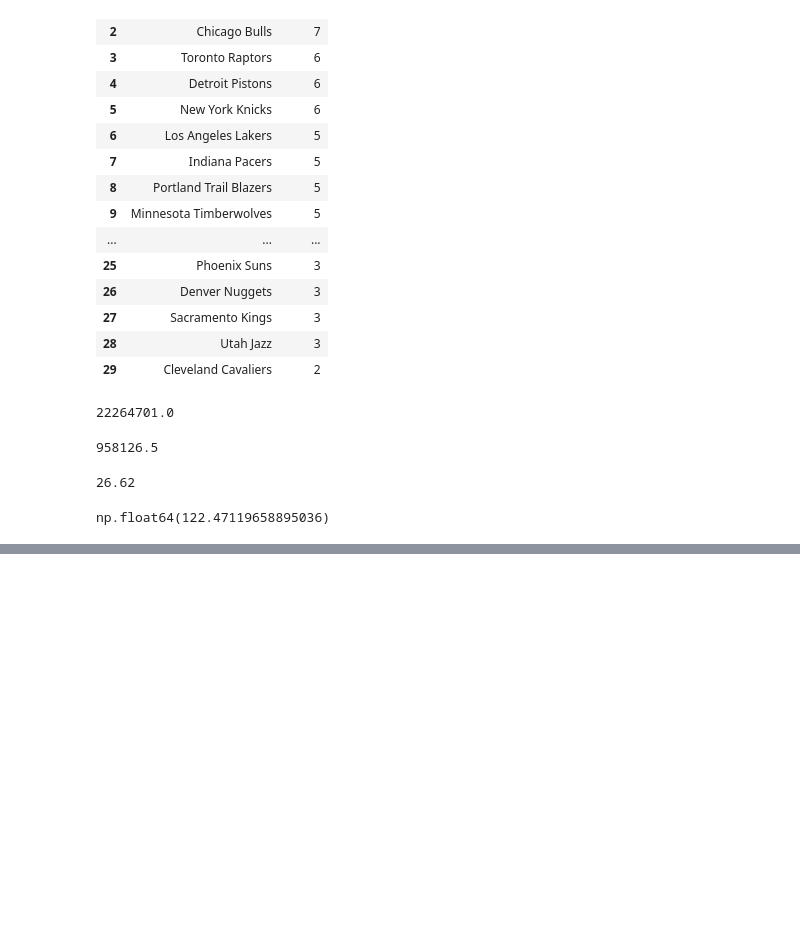
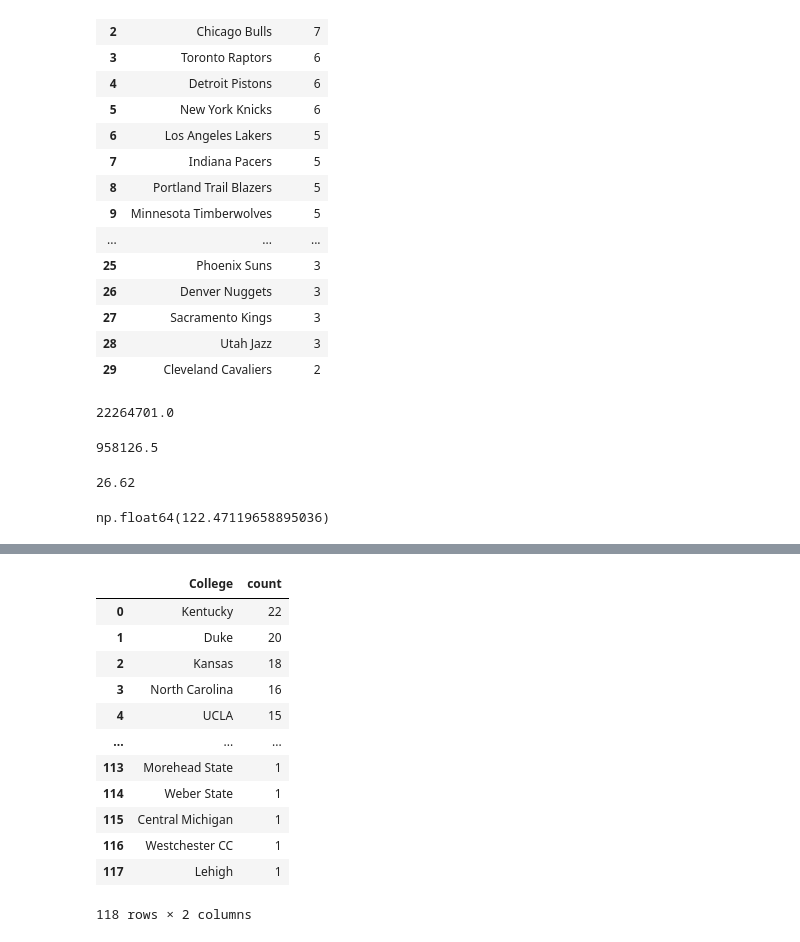
Before and after one commit to pedd1-Srividya/DS-AI-ML-And-Web-Devolopment-Practice, a Jupyter notebook: DS_ML_AI.ipynb, the cells around one changed output, grey strips where cells are left out. Drawn from its saved outputs; the diff is of its cells as text; code cells hidden in the pictures; blank space fills up the shorter version.

```diff
--- a/DS_ML_AI.ipynb
+++ b/DS_ML_AI.ipynb
@@ -1943,0 +1976,18 @@ df['BMI_Evaluation'].value_counts().reset_index()
+# %%
+# @title Q13
+# Find the college with most number of players
+df['College'].value_counts().reset_index()
+# %% [output]
+|  | College | count |
+| 0 | Kentucky | 22 |
+| 1 | Duke | 20 |
+| 2 | Kansas | 18 |
+| 3 | North Carolina | 16 |
+| 4 | UCLA | 15 |
+| ... | ... | ... |
+| 113 | Morehead State | 1 |
+| 114 | Weber State | 1 |
+| 115 | Central Michigan | 1 |
+| 116 | Westchester CC | 1 |
+| 117 | Lehigh | 1 |
+118 rows × 2 columns
```
Also changed, not shown: parts of 6 cells of this notebook.
